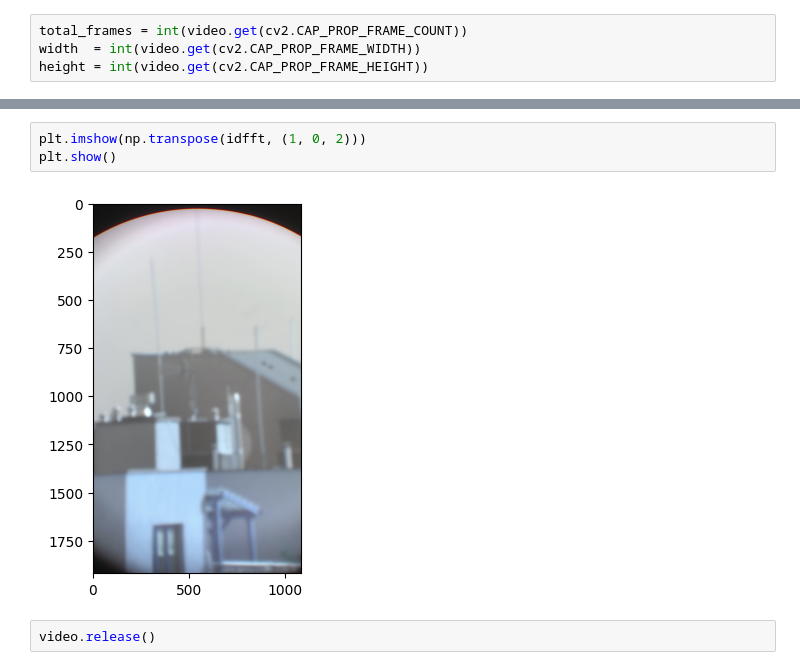
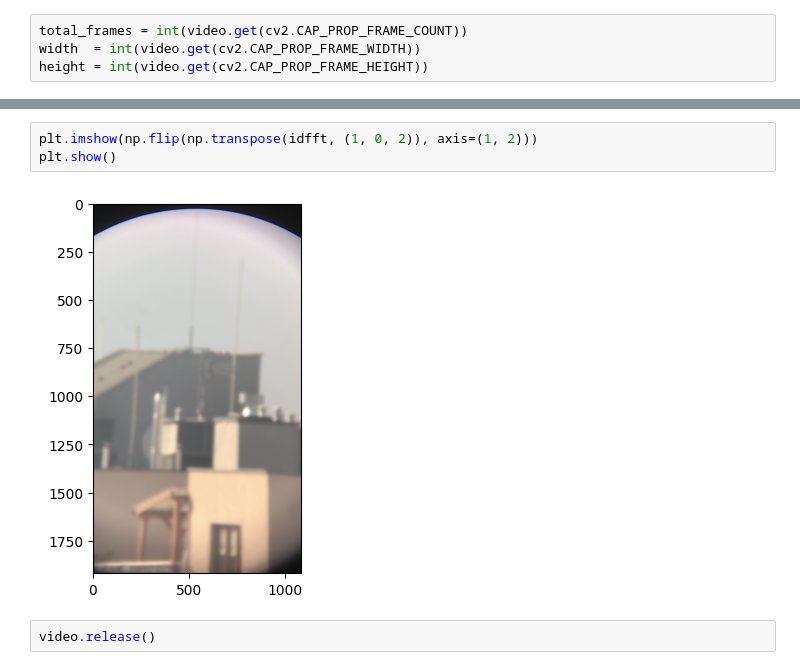
Before and after one commit to pablo53/astro-photo, a Jupyter notebook: ImageStackingFFT.ipynb, the cells around one changed output, grey strips where cells are left out. Cells and saved outputs as stored; diff of their text form.

Commit message:
Fixed matplotlib.pyplot.imshow() ordering problem

```diff
--- a/ImageStackingFFT.ipynb
+++ b/ImageStackingFFT.ipynb
@@ -53,9 +53,9 @@ Processing image # 56
 Processing image # 57
 Done.
 # %%
-plt.imshow(np.transpose(idfft, (1, 0, 2)))
+plt.imshow(np.flip(np.transpose(idfft, (1, 0, 2)), axis=(1, 2)))
 plt.show()
 # %% [output]
-[figure, old version]
+[figure, new version]
 # %%
 video.release()
```
